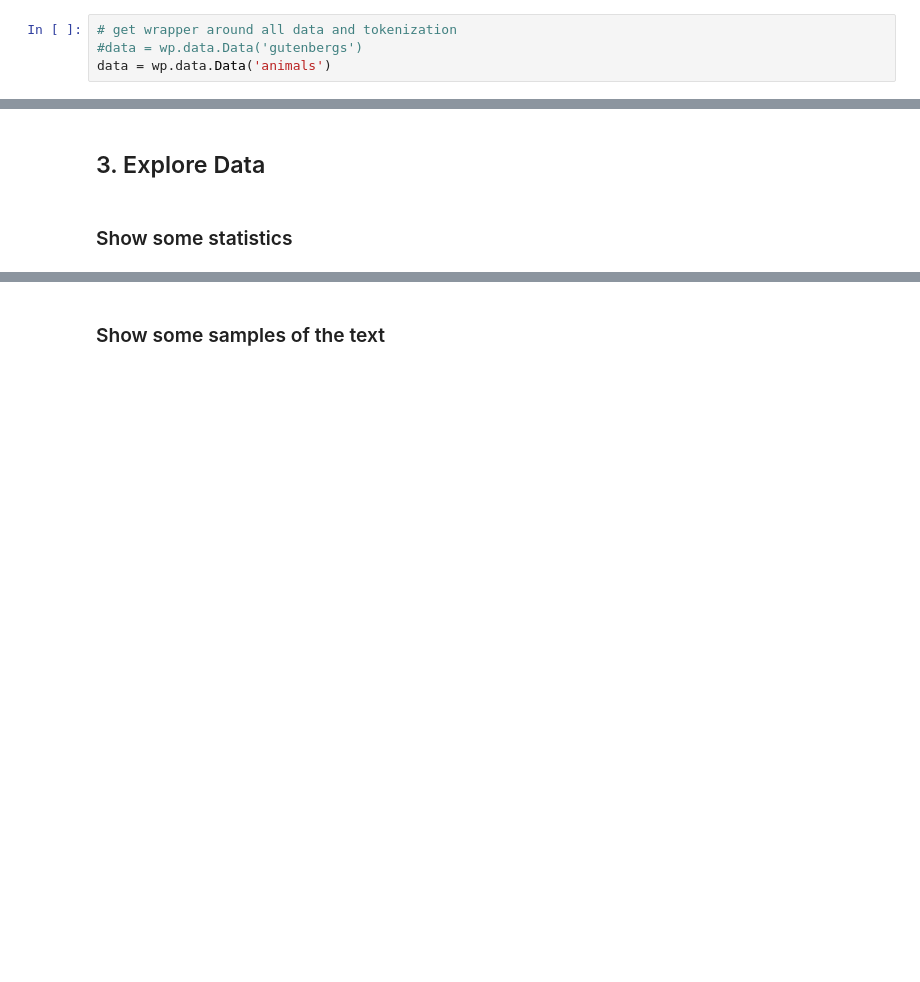
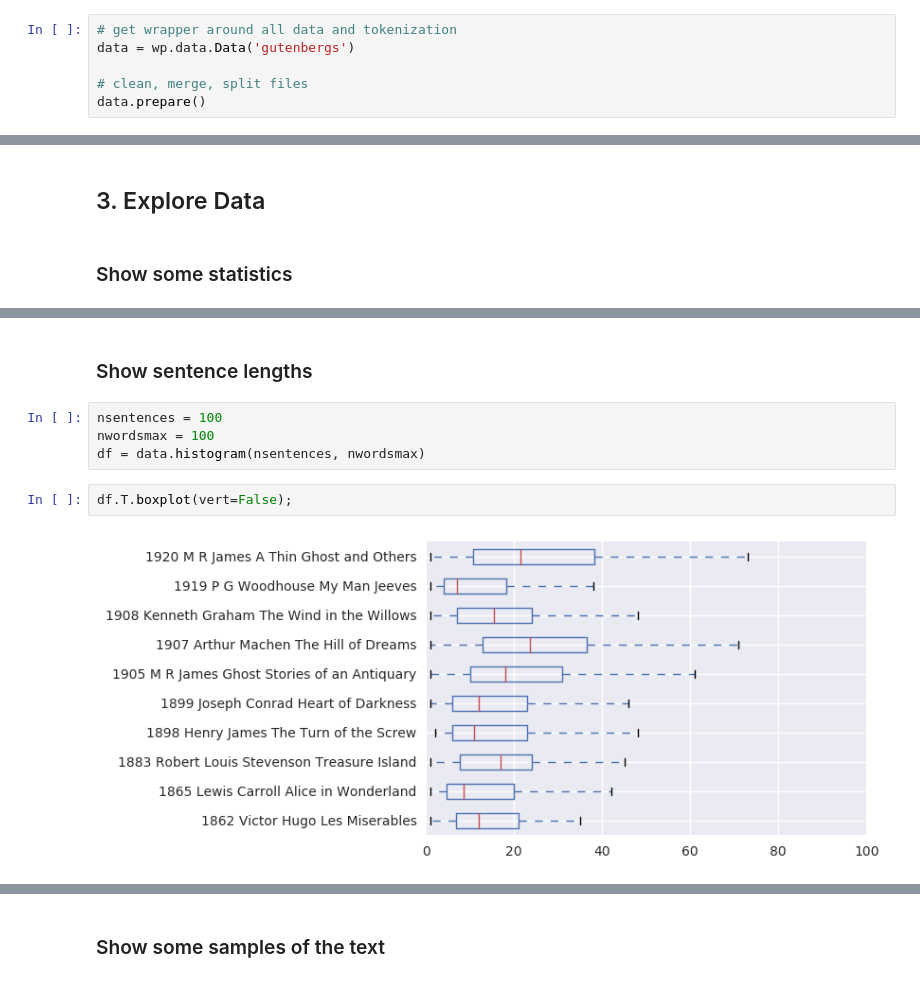
Before and after one commit to bburns/LanguageModels, a Jupyter notebook: experiments/2016-12-30-experiment-setup/Notebook.ipynb, the cells around one changed output, grey strips where cells are left out. Saved outputs shown, nothing was run; the diff lists cells and outputs as text; blank space fills up the shorter version.

Commit message:
feat: make histogram of sentence lengths

```diff
--- a/experiments/2016-12-30-experiment-setup/Notebook.ipynb
+++ b/experiments/2016-12-30-experiment-setup/Notebook.ipynb
@@ -48,5 +48,7 @@ reload(wp.experiment);
 Clean and merge raw text files, split into train, validate, and test sets.
 # %%
 # get wrapper around all data and tokenization
-#data = wp.data.Data('gutenbergs')
-data = wp.data.Data('animals')
+data = wp.data.Data('gutenbergs')
+
+# clean, merge, split files
+data.prepare()
@@ -78,0 +90,10 @@ The merged file has already been split.
+# %% [markdown]
+### Show sentence lengths
+# %%
+nsentences = 100
+nwordsmax = 100
+df = data.histogram(nsentences, nwordsmax)
+# %%
+df.T.boxplot(vert=False);
+# %% [output]
+[figure, added]
```
Also changed, not shown: parts of 30 cells of this notebook, 9 other files.
